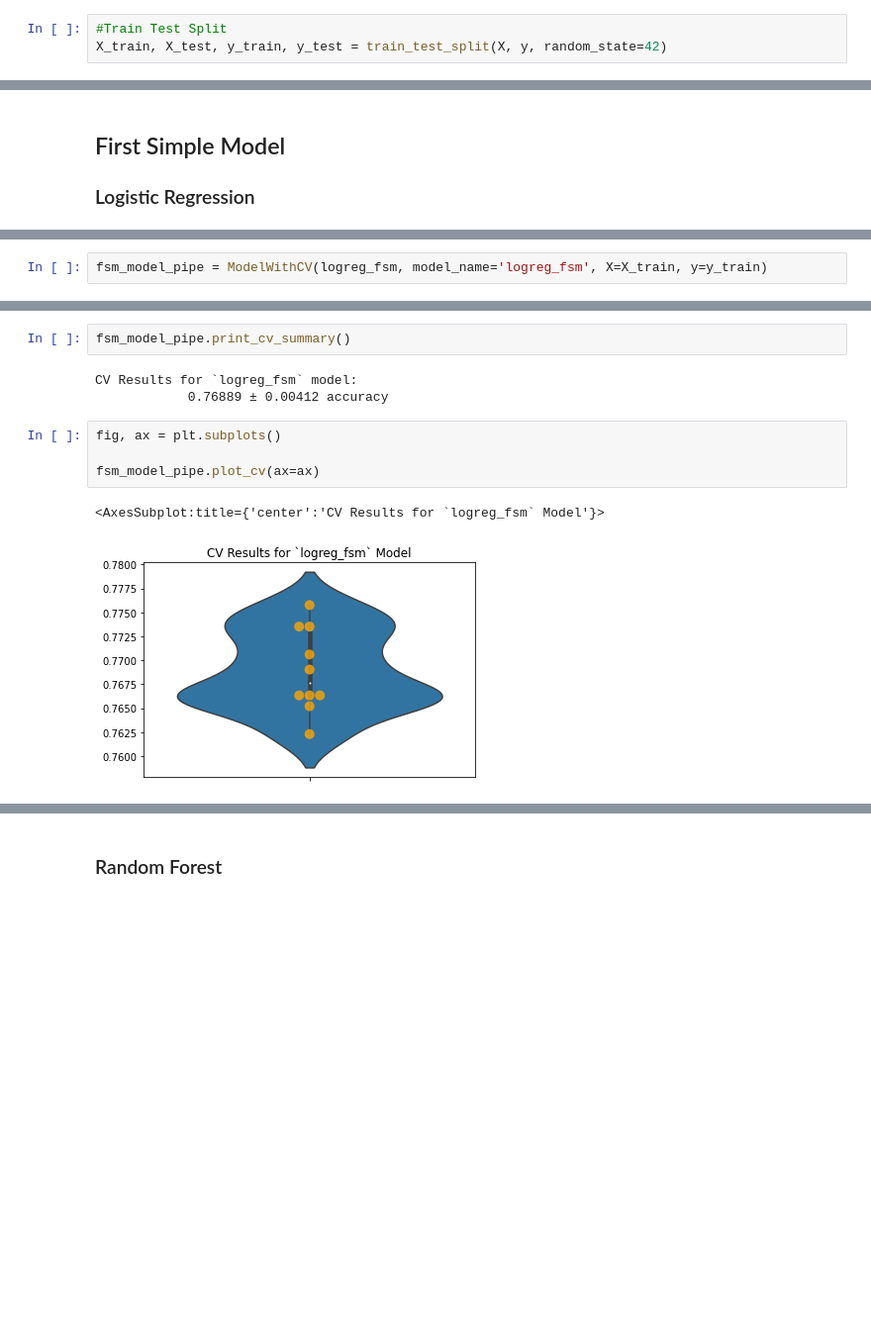
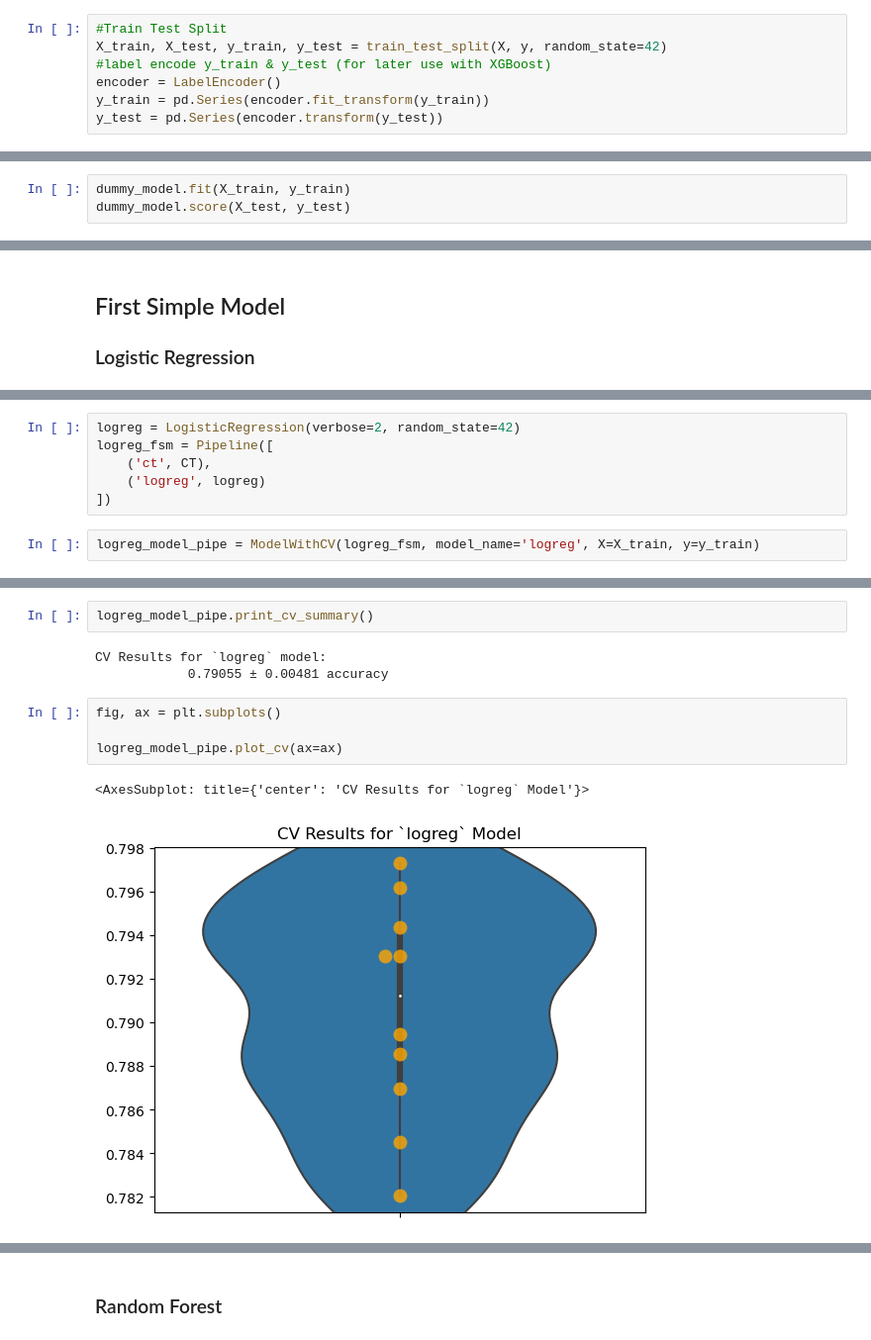
Before and after one commit to fetterollie/Tanzanian-Water-Wells, a Jupyter notebook: index.ipynb, the cells around one changed output, grey strips where cells are left out. Shown at 99% size. Drawn from its saved outputs; the diff is of its cells as text; blank space fills up the shorter version.

Commit message:
updating models, gridsearch, eda, gepandas

```diff
--- a/index.ipynb
+++ b/index.ipynb
@@ -631,6 +690,10 @@ sns.histplot(x=y)
 # %%
 #Train Test Split
 X_train, X_test, y_train, y_test = train_test_split(X, y, random_state=42)
+#label encode y_train & y_test (for later use with XGBoost)
+encoder = LabelEncoder()
+y_train = pd.Series(encoder.fit_transform(y_train))
+y_test = pd.Series(encoder.transform(y_test))
 # %%
 X.head()
 # %% [output]
@@ -675,0 +738,3 @@ dummy_model_pipe.plot_cv(ax=ax)
+# %%
+dummy_model.fit(X_train, y_train)
+dummy_model.score(X_test, y_test)
@@ -684,3 +751,9 @@ logreg_fsm = Pipeline([
+# %%
+logreg = LogisticRegression(verbose=2, random_state=42)
+logreg_fsm = Pipeline([
+    ('ct', CT),
+    ('logreg', logreg)
+])
 # %%
-fsm_model_pipe = ModelWithCV(logreg_fsm, model_name='logreg_fsm', X=X_train, y=y_train)
+logreg_model_pipe = ModelWithCV(logreg_fsm, model_name='logreg', X=X_train, y=y_train)
 # %% [output]
@@ -704,12 +920,12 @@ Please also refer to the documentation for alternative solver options:
 # %%
-fsm_model_pipe.print_cv_summary()
+logreg_model_pipe.print_cv_summary()
 # %% [output]
-CV Results for `logreg_fsm` model:
-            0.76889 ± 0.00412 accuracy
+CV Results for `logreg` model:
+            0.79055 ± 0.00481 accuracy
 # %%
 fig, ax = plt.subplots()
 
-fsm_model_pipe.plot_cv(ax=ax)
+logreg_model_pipe.plot_cv(ax=ax)
 # %% [output]
-<AxesSubplot:title={'center':'CV Results for `logreg_fsm` Model'}>
+<AxesSubplot: title={'center': 'CV Results for `logreg` Model'}>
-[figure, old version]
+[figure, new version]
```
Also changed, not shown: parts of 97 cells of this notebook.
